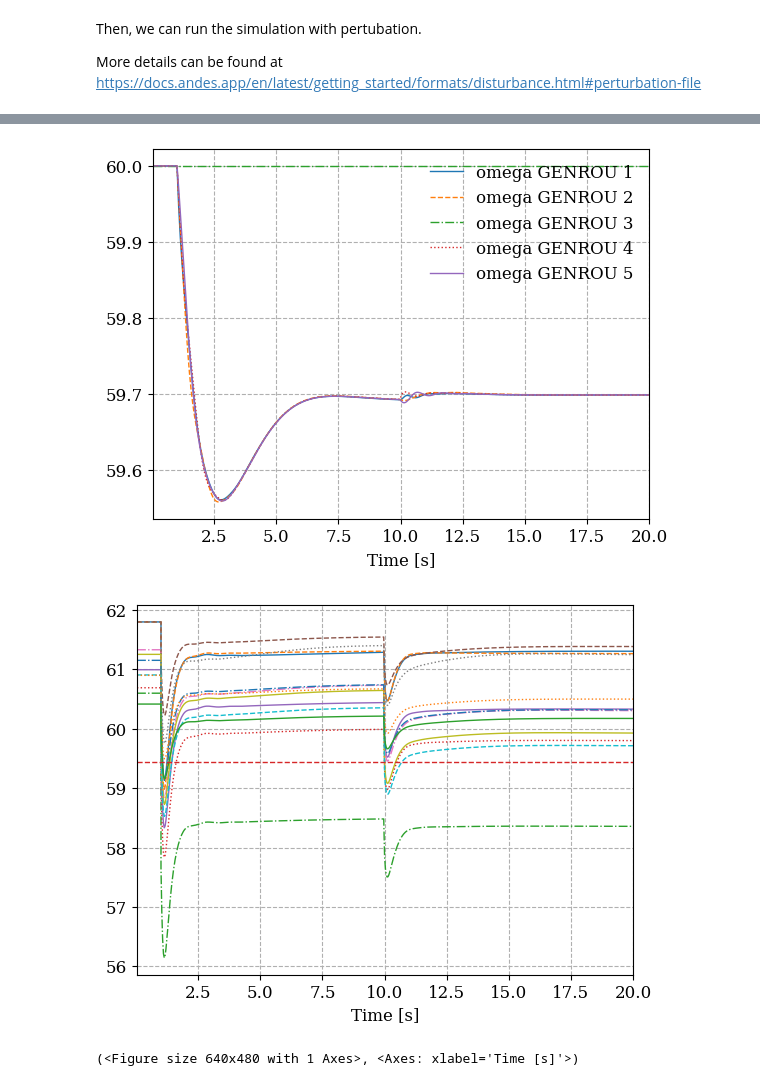
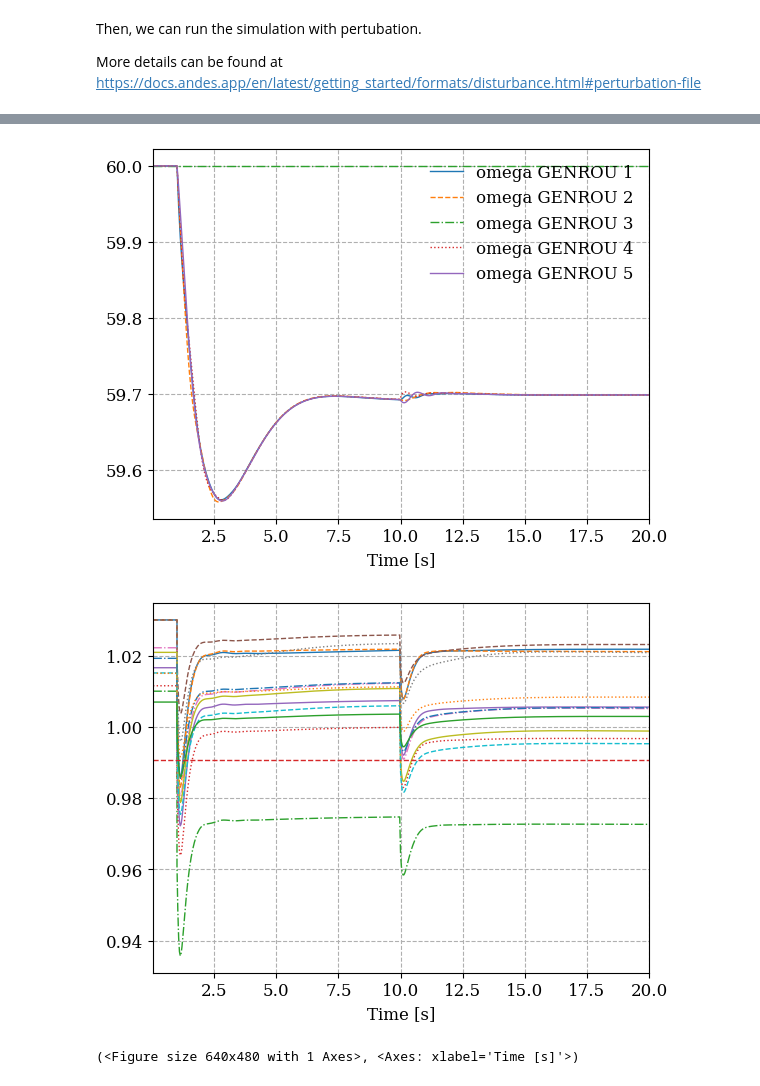
Before and after one commit to CURENT/demo, a Jupyter notebook: demo/hvdc/hvdc_equivalence.ipynb, the cells around one changed output, grey strips where cells are left out. Saved outputs shown, nothing was run; the diff lists cells and outputs as text; code cells hidden in the pictures.

```diff
--- a/demo/hvdc/hvdc_equivalence.ipynb
+++ b/demo/hvdc/hvdc_equivalence.ipynb
@@ -170,14 +170,13 @@ True
 # %%
 plt.style.use('default')
 ss.TDS.plt.plot(ss.GENROU.omega,
                 latex=False,
                 ytimes=ss.config.freq,
                 grid=True)
 ss.TDS.plt.plot(ss.Bus.v,
                 latex=False,
-                ytimes=ss.config.freq,
                 grid=True)
 # %% [output]
 [figure]
-[figure, old version]
+[figure, new version]
 (<Figure size 640x480 with 1 Axes>, <Axes: xlabel='Time [s]'>)
```
Also changed, not shown: parts of 5 cells of this notebook.
